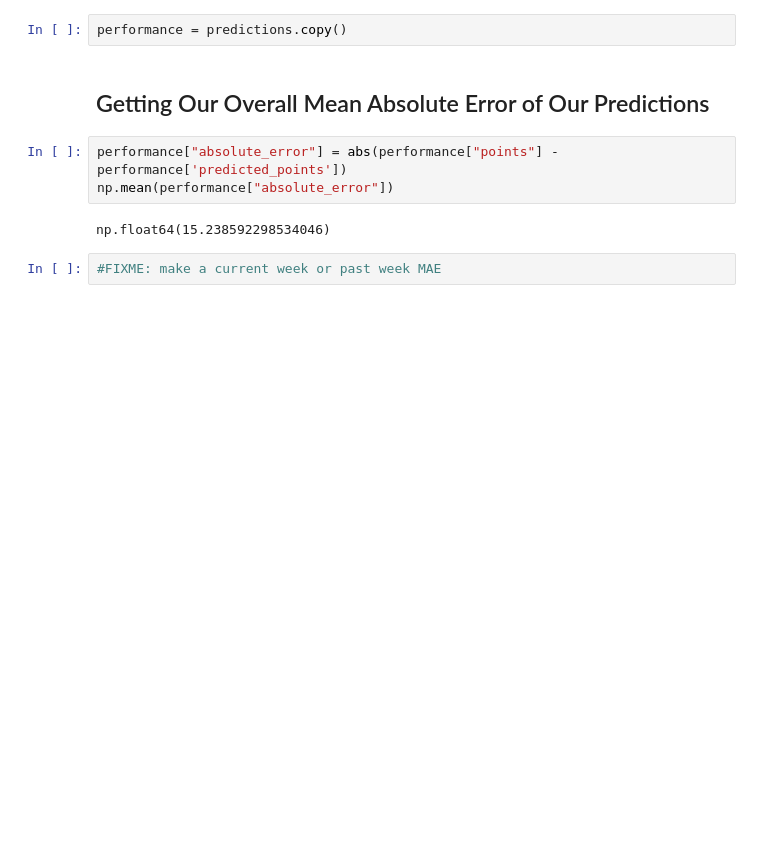
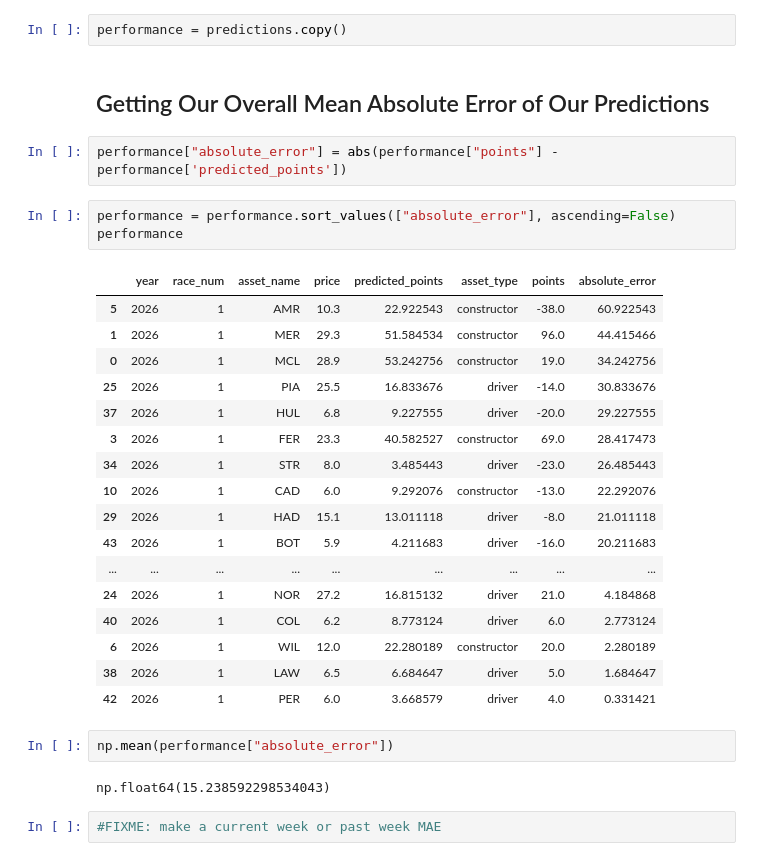
Before and after one commit to jguptil1/F1Fantasy, a Jupyter notebook: notebooks/evaluation/postRaceEvaluation.ipynb, the cells around one changed output. Saved outputs shown, nothing was run; the diff lists cells and outputs as text; blank space fills up the shorter version.

```diff
--- a/notebooks/evaluation/postRaceEvaluation.ipynb
+++ b/notebooks/evaluation/postRaceEvaluation.ipynb
@@ -142,9 +140,31 @@ performance = predictions.copy()
 ## Getting Our Overall Mean Absolute Error of Our Predictions
 # %%
 performance["absolute_error"] = abs(performance["points"] - performance['predicted_points'])
-np.mean(performance["absolute_error"])
-# %% [output]
-np.float64(15.238592298534046)
+# %%
+performance = performance.sort_values(["absolute_error"], ascending=False)
+performance
+# %% [output]
+|  | year | race_num | asset_name | price | predicted_points | asset_type | points | absolute_error |
+| 5 | 2026 | 1 | AMR | 10.3 | 22.922543 | constructor | -38.0 | 60.922543 |
+| 1 | 2026 | 1 | MER | 29.3 | 51.584534 | constructor | 96.0 | 44.415466 |
+| 0 | 2026 | 1 | MCL | 28.9 | 53.242756 | constructor | 19.0 | 34.242756 |
+| 25 | 2026 | 1 | PIA | 25.5 | 16.833676 | driver | -14.0 | 30.833676 |
+| 37 | 2026 | 1 | HUL | 6.8 | 9.227555 | driver | -20.0 | 29.227555 |
+| 3 | 2026 | 1 | FER | 23.3 | 40.582527 | constructor | 69.0 | 28.417473 |
+| 34 | 2026 | 1 | STR | 8.0 | 3.485443 | driver | -23.0 | 26.485443 |
+| 10 | 2026 | 1 | CAD | 6.0 | 9.292076 | constructor | -13.0 | 22.292076 |
+| 29 | 2026 | 1 | HAD | 15.1 | 13.011118 | driver | -8.0 | 21.011118 |
+| 43 | 2026 | 1 | BOT | 5.9 | 4.211683 | driver | -16.0 | 20.211683 |
+| ... | ... | ... | ... | ... | ... | ... | ... | ... |
+| 24 | 2026 | 1 | NOR | 27.2 | 16.815132 | driver | 21.0 | 4.184868 |
+| 40 | 2026 | 1 | COL | 6.2 | 8.773124 | driver | 6.0 | 2.773124 |
+| 6 | 2026 | 1 | WIL | 12.0 | 22.280189 | constructor | 20.0 | 2.280189 |
+| 38 | 2026 | 1 | LAW | 6.5 | 6.684647 | driver | 5.0 | 1.684647 |
+| 42 | 2026 | 1 | PER | 6.0 | 3.668579 | driver | 4.0 | 0.331421 |
+# %%
+np.mean(performance["absolute_error"])
+# %% [output]
+np.float64(15.238592298534043)
 # %%
 #FIXME: make a current week or past week MAE
 # %% [markdown]
```
Also changed, not shown: parts of 32 cells of this notebook, 4 other files.
